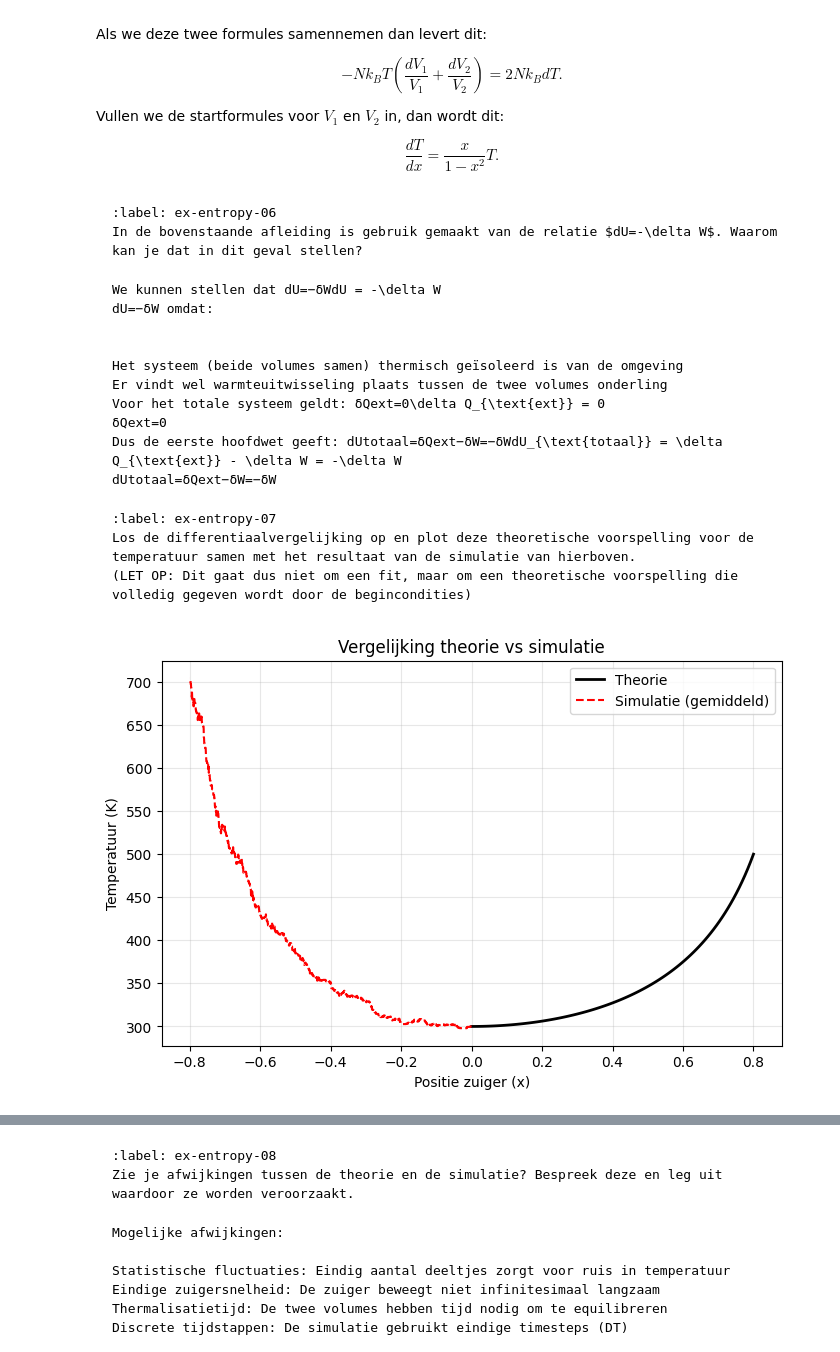
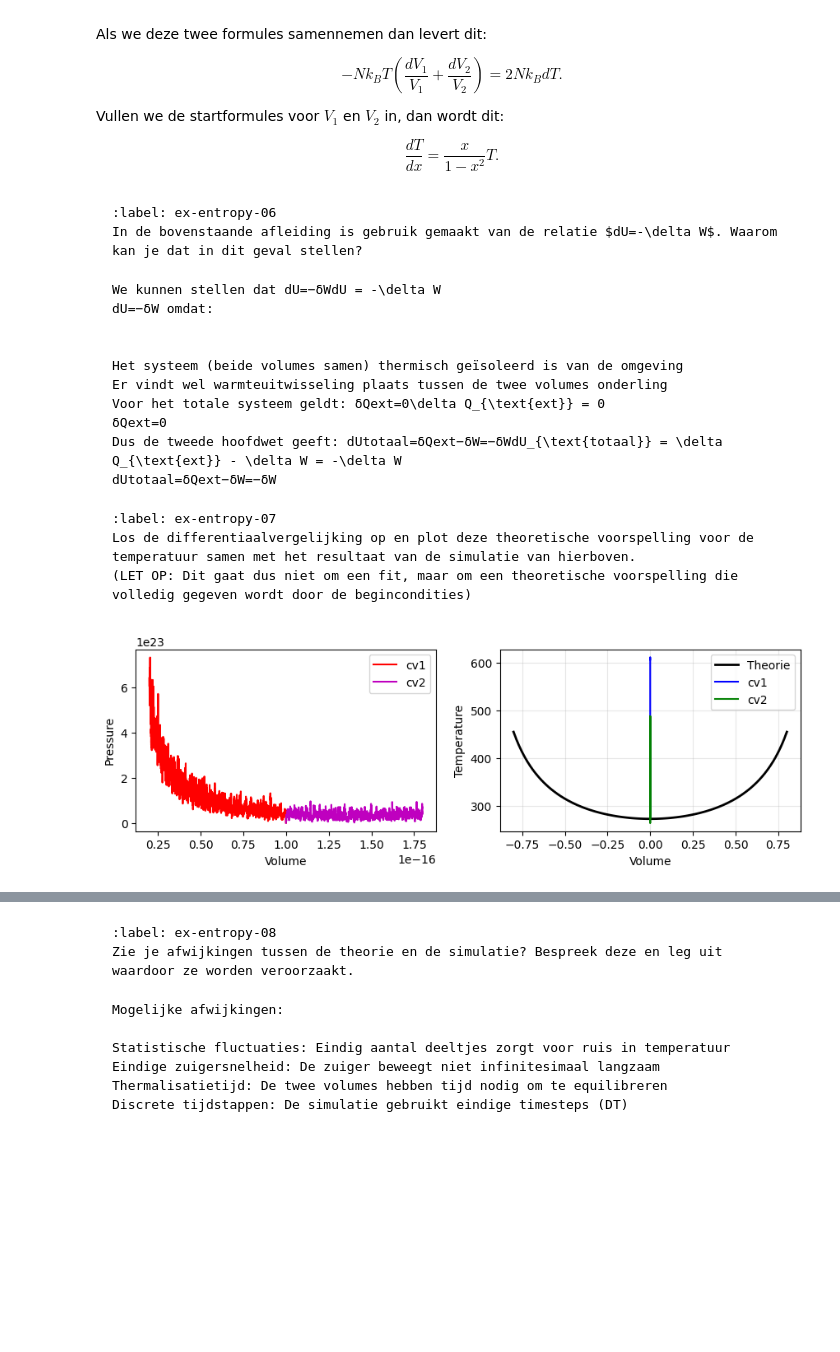
Before and after one commit to wobsen/Zap-Thermolab, a Jupyter notebook: Content/PySim/9_entropie.ipynb, the cells around one changed output, grey strips where cells are left out. Drawn from its saved outputs; the diff is of its cells as text; code cells hidden in the pictures; blank space fills up the shorter version.

```diff
--- a/Content/PySim/9_entropie.ipynb
+++ b/Content/PySim/9_entropie.ipynb
@@ -172,9 +171,10 @@ class ControlVolume:
         temp = 0.0
         for p in self.particles:
            temp += p.kin_energy
-        # Temperatuur = gemiddelde kinetische energie per vrijheidsgraad
-        # Voor 2D gas: 2 vrijheidsgraden, dus T = <Ekin> / k_B
-        temp = (2 * temp / len(self.particles)) * TEMP_CONVERSION
+
+        conversion_factor = 28*1.7e-27  # van simulatie-eenheden naar Joules
+
+        temp = ( temp / len(self.particles)) * conversion_factor / k_B
         return temp
 
     @property
@@ -423 +423 @@ Voor het totale systeem geldt: δQext=0\delta Q_{\text{ext}} = 0
-Dus de eerste hoofdwet geeft: dUtotaal=δQext−δW=−δWdU_{\text{totaal}} = \delta Q_{\text{ext}} - \delta W = -\delta W
+Dus de tweede hoofdwet geeft: dUtotaal=δQext−δW=−δWdU_{\text{totaal}} = \delta Q_{\text{ext}} - \delta W = -\delta W
@@ -432,25 +432,37 @@ Los de differentiaalvergelijking op en plot deze theoretische voorspelling voor
 # %%
 # Oplossen differentiaalvergelijking: dT/dx = (x/(1-x²))T
 # Oplossing: T(x) = T_0 / sqrt(1-x²)
 
 # Bereken theoretische temperatuur
-x_theory = np.linspace(0, 0.8, 100)
-T_0 = (temperatures1[0] + temperatures2[0]) / 2  # Gemiddelde starttemperatuur
-T_theory = T_0 / np.sqrt(1 - x_theory**2)
+x_theory = np.linspace(-0.8, 0.8, 100)
 
-# Bereken x voor simulatiedata
-x_sim = (volumes1 - BOX_SIZE_0**2) / (BOX_SIZE_0**2)
-T_sim_avg = (temperatures1 + temperatures2) / 2
 
-# Plot
-plt.figure(figsize=(8, 5))
-plt.plot(x_theory, T_theory, 'k-', linewidth=2, label='Theorie')
-plt.plot(x_sim, T_sim_avg, 'r--', label='Simulatie (gemiddeld)')
-plt.xlabel('Positie zuiger (x)')
-plt.ylabel('Temperatuur (K)')
-plt.legend()
-plt.grid(True, alpha=0.3)
-plt.title('Vergelijking theorie vs simulatie')
+# plotten van de druk en temperatuur van beide volumes
+fig, (ax1, ax2) = plt.subplots(1, 2, figsize=(9, 3))
+ax1.set_xlabel('Volume')
+ax1.set_ylabel('Pressure')
+ax2.set_xlabel('Volume')
+ax2.set_ylabel('Temperature')
+fig.tight_layout()
+
+# druk als functie van volume
+ax1.plot(volumes1, pressures1, '-r', label='cv1')
+ax1.plot(volumes2, pressures2, '-m', label='cv2')
+ax1.legend()
+
+# temperatuur als functie van volume met theorie
+x_theory = np.linspace(-0.8, 0.8, 100)
+T_theory = T_0 / np.sqrt(1 - x_theory**2)  # Zorg dat T_0 gedefinieerd is
+
+ax2.plot(x_theory, T_theory, 'k-', linewidth=2, label='Theorie')
+ax2.plot(volumes1, temperatures1, '-b', label='cv1')
+ax2.plot(volumes2, temperatures2, '-g', label='cv2')
+ax2.legend()
+ax2.grid(True, alpha=0.3)
+
 plt.show()
+
+
+plt.show()
 # %% [output]
-[figure, old version]
+[figure, new version]
```
Also changed, not shown: parts of 7 cells of this notebook, 2 other files.
